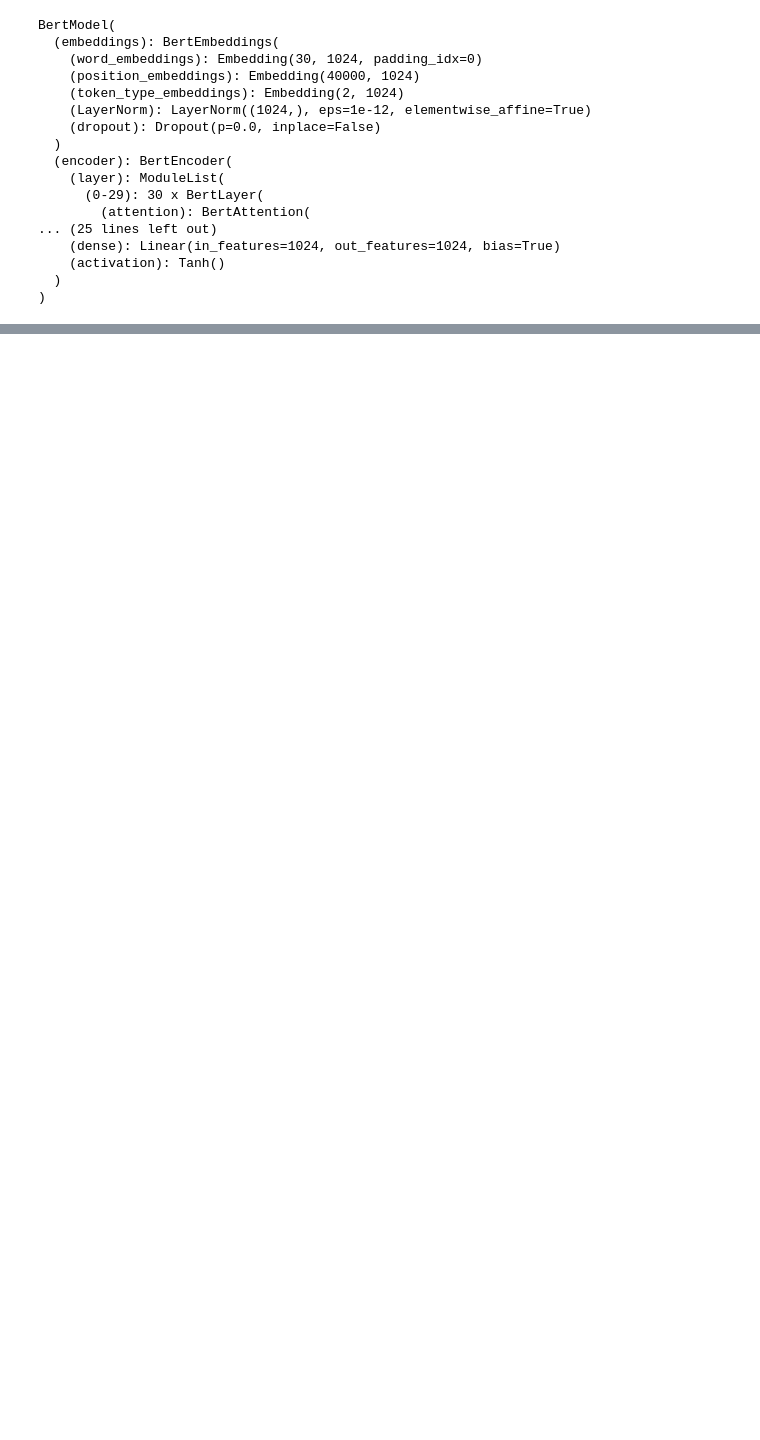
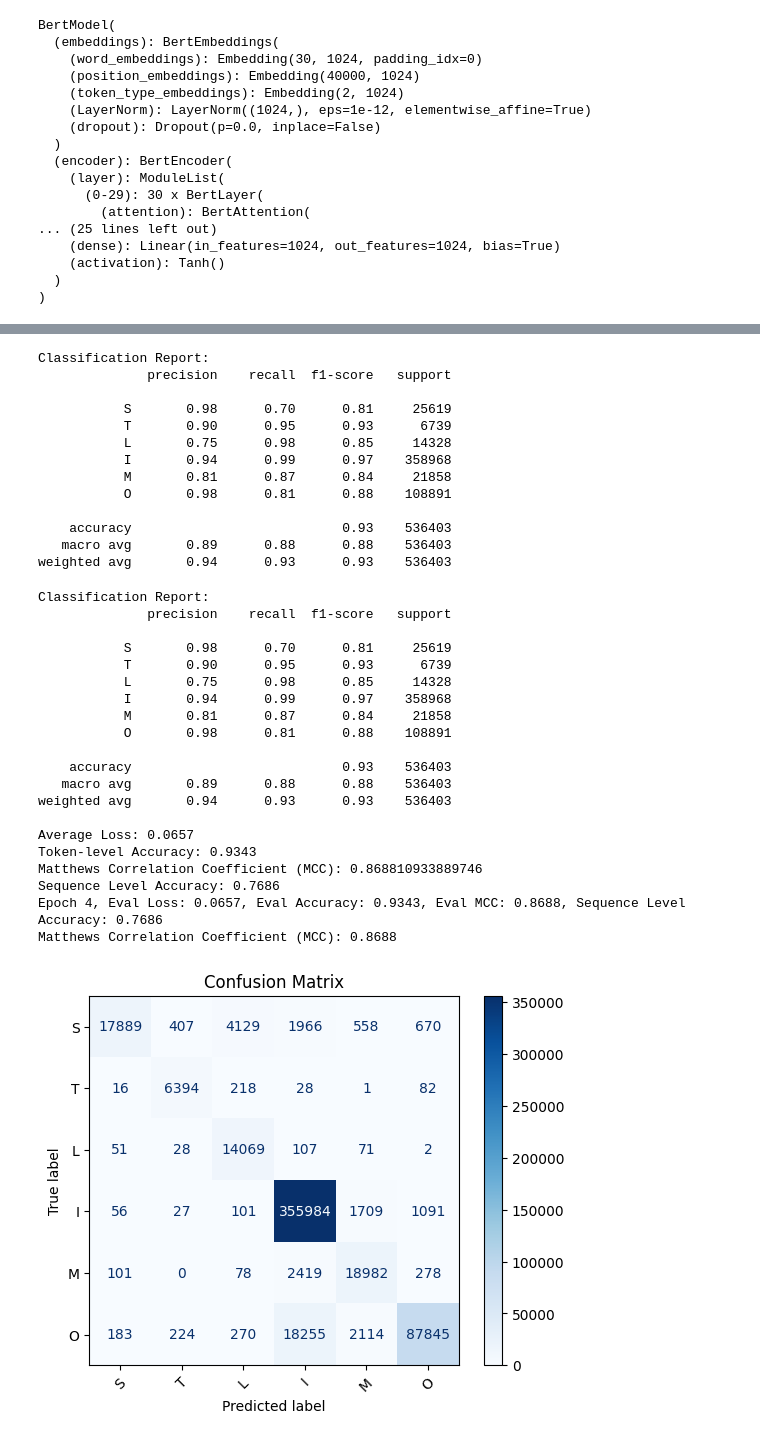
Before and after one commit to jonas-tfo/signal-peptide-prediction-models, a Jupyter notebook: prot_bert_linear_classifier_notebook_v2.ipynb, the cells around one changed output, grey strips where cells are left out. Drawn from its saved outputs; the diff is of its cells as text; code cells hidden in the pictures; blank space fills up the shorter version.

```diff
--- a/prot_bert_linear_classifier_notebook_v2.ipynb
+++ b/prot_bert_linear_classifier_notebook_v2.ipynb
@@ -8,9 +8,10 @@ from sklearn.model_selection import train_test_split
 
 MODEL_NAME = "Rostlab/prot_bert"
 DEVICE = "mps" if torch.backends.mps.is_available() else "cpu" # using mps instead of cuda for training on mac
+#DEVICE = "cpu"  # use GPU if available, otherwise CPU
 print(f"Using device: {DEVICE}")
 NUM_CLASSES = 6  # num classes for classification
-BATCH_SIZE = 32
+BATCH_SIZE = 58
 EPOCHS = 4
 LR = 0.001
 # %% [output]
@@ -387,7 +384,7 @@ with torch.no_grad():
         logits = model(input_ids, attention_mask) # runs forward pass
         preds = torch.argmax(logits, dim=-1) # get per token predicted labels
 
-        loss = loss_fn(logits.view(-1, NUM_CLASSES), labels.view(-1)) # calculate loss
+        loss = loss_fn(logits.reshape(-1, NUM_CLASSES), labels.reshape(-1)) # calculate loss
         val_loss += loss.item()
 
         # flatten the predictions and labels
@@ -406,31 +403,65 @@ eval_loss, eval_acc, eval_mcc, seq_acc_val = evaluate_model(model, test_loader,
 writer.add_scalar("Loss/eval", eval_loss, epoch)
 writer.add_scalar("Accuracy/eval", eval_acc, epoch)
 writer.add_scalar("MCC/eval", eval_mcc, epoch)
 writer.add_scalar("Sequence_Accuracy/eval", seq_acc_val, epoch)
 print(f"Epoch {epoch+1}, Eval Loss: {eval_loss:.4f}, Eval Accuracy: {eval_acc:.4f}, Eval MCC: {eval_mcc:.4f}, Sequence Level Accuracy: {seq_acc_val:.4f}")
 
 from sklearn.metrics import matthews_corrcoef
 
 # MCC
 mcc = matthews_corrcoef(all_labels, all_preds)
 print(f"Matthews Correlation Coefficient (MCC): {mcc:.4f}")
 
 # Confusion Matrix
 from sklearn.metrics import confusion_matrix, ConfusionMatrixDisplay
 
 cm = confusion_matrix(all_labels, all_preds, labels=list(label_map.values()))
 disp = ConfusionMatrixDisplay(confusion_matrix=cm, display_labels=label_map.keys())
 disp.plot(cmap="Blues", xticks_rotation=45)
 plt.title("Confusion Matrix")
 plt.show()
 
 
 # For TensorBoard
 avg_val_loss = val_loss / len(test_loader)
 val_acc = accuracy_score(all_labels, all_preds)
-print(f"Epoch {epoch+1}, Val Loss: {avg_val_loss:.4f}, Val Acc: {val_acc:.4f}")
 writer.add_scalar("Loss/val", avg_val_loss, epoch)
 writer.add_scalar("Accuracy/val", val_acc, epoch)
 
 writer.flush()
 writer.close()
+# %% [output]
+Classification Report:
+              precision    recall  f1-score   support
+
+           S       0.98      0.70      0.81     25619
+           T       0.90      0.95      0.93      6739
+           L       0.75      0.98      0.85     14328
+           I       0.94      0.99      0.97    358968
+           M       0.81      0.87      0.84     21858
+           O       0.98      0.81      0.88    108891
+
+    accuracy                           0.93    536403
+   macro avg       0.89      0.88      0.88    536403
+weighted avg       0.94      0.93      0.93    536403
+Classification Report:
+              precision    recall  f1-score   support
+
+           S       0.98      0.70      0.81     25619
+           T       0.90      0.95      0.93      6739
+           L       0.75      0.98      0.85     14328
+           I       0.94      0.99      0.97    358968
+           M       0.81      0.87      0.84     21858
+           O       0.98      0.81      0.88    108891
+
+    accuracy                           0.93    536403
+   macro avg       0.89      0.88      0.88    536403
+weighted avg       0.94      0.93      0.93    536403
+
+Average Loss: 0.0657
+Token-level Accuracy: 0.9343
+Matthews Correlation Coefficient (MCC): 0.868810933889746
+Sequence Level Accuracy: 0.7686
+Epoch 4, Eval Loss: 0.0657, Eval Accuracy: 0.9343, Eval MCC: 0.8688, Sequence Level Accuracy: 0.7686
+Matthews Correlation Coefficient (MCC): 0.8688
+[figure, added]
```
Also changed, not shown: parts of 3 cells of this notebook.
